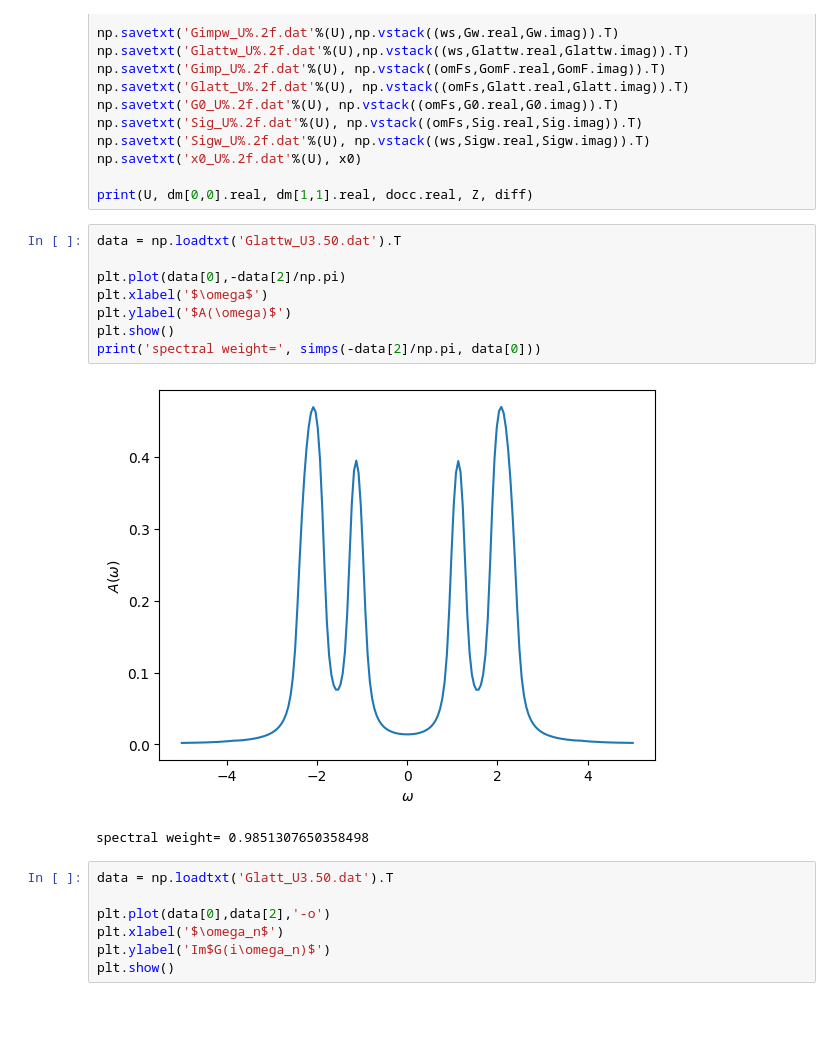
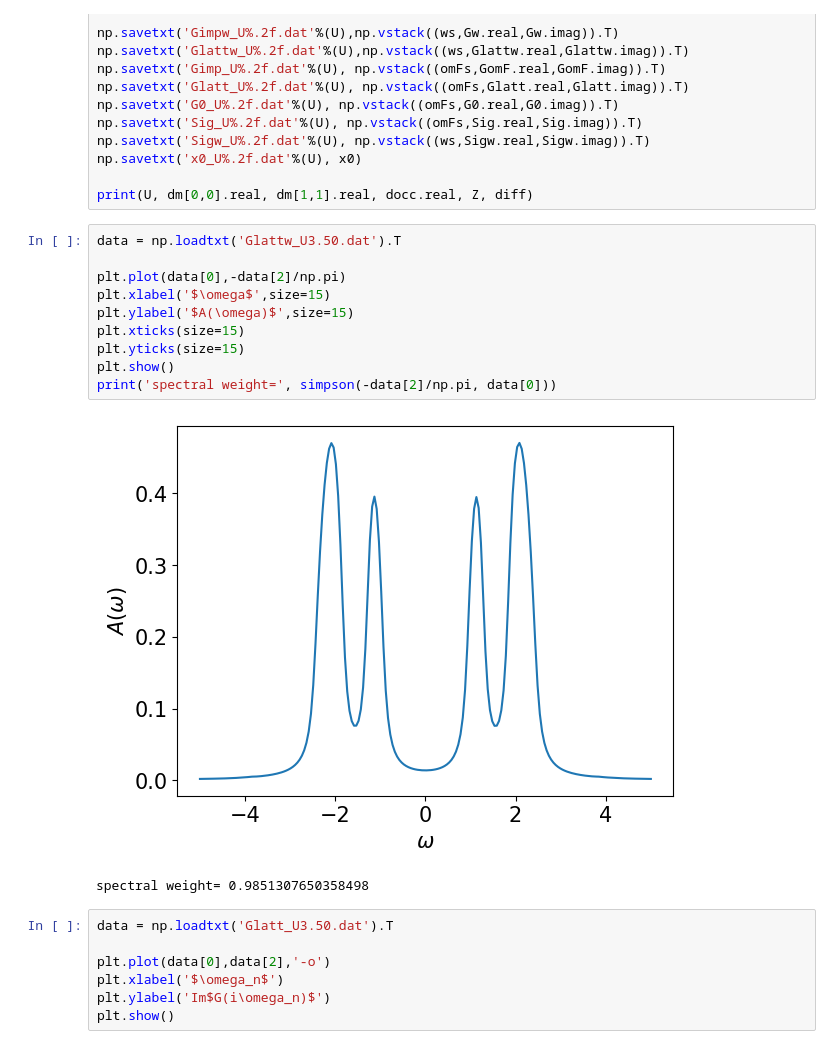
Before and after one commit to henhans/dmft_tutorial, a Jupyter notebook: mott/dmft-ed-mott.ipynb, the cells around one changed output. Cells and saved outputs as stored; diff of their text form; blank space fills up the shorter version.

Commit message:
adapted simps to simpson

```diff
--- a/mott/dmft-ed-mott.ipynb
+++ b/mott/dmft-ed-mott.ipynb
@@ -149,13 +149,15 @@ print(U, dm[0,0].real, dm[1,1].real, docc.real, Z, diff)
 # %%
 data = np.loadtxt('Glattw_U3.50.dat').T
 
 plt.plot(data[0],-data[2]/np.pi)
-plt.xlabel('$\omega$')
-plt.ylabel('$A(\omega)$')
+plt.xlabel('$\omega$',size=15)
+plt.ylabel('$A(\omega)$',size=15)
+plt.xticks(size=15)
+plt.yticks(size=15)
 plt.show()
-print('spectral weight=', simps(-data[2]/np.pi, data[0]))
+print('spectral weight=', simpson(-data[2]/np.pi, data[0]))
 # %% [output]
-[figure, old version]
+[figure, new version]
 spectral weight= 0.9851307650358498
 # %%
 data = np.loadtxt('Glatt_U3.50.dat').T
```
Also changed, not shown: parts of 3 cells of this notebook, 3 other files.
